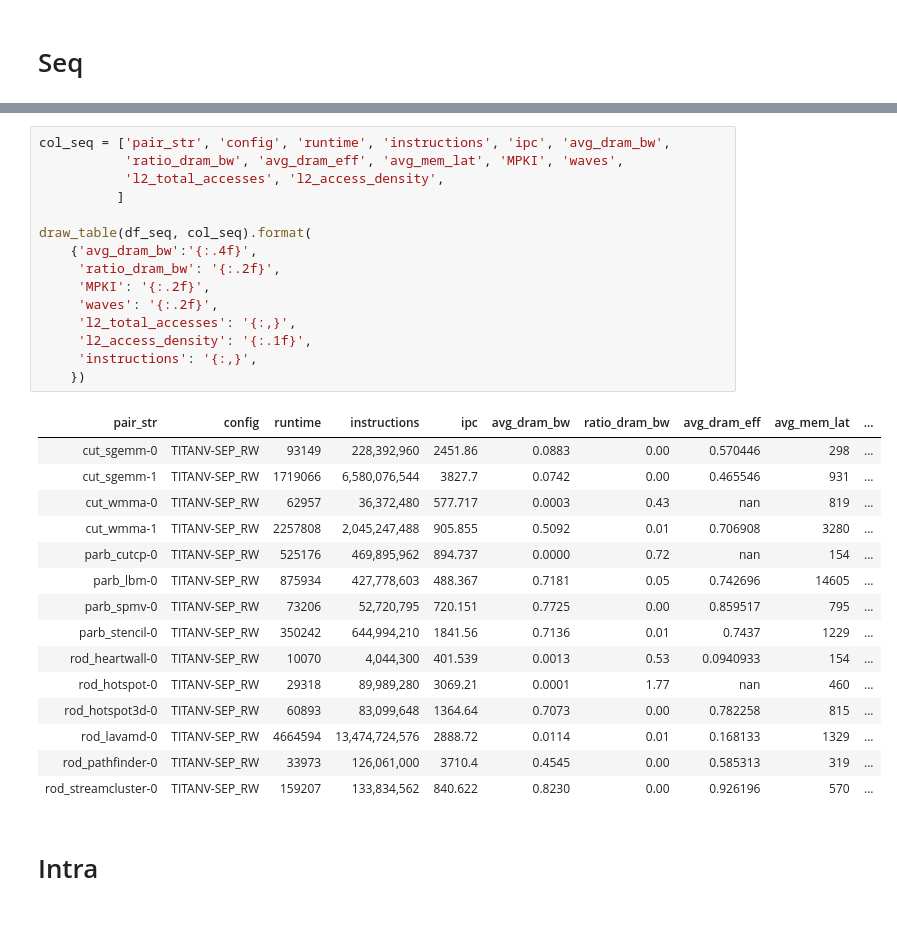
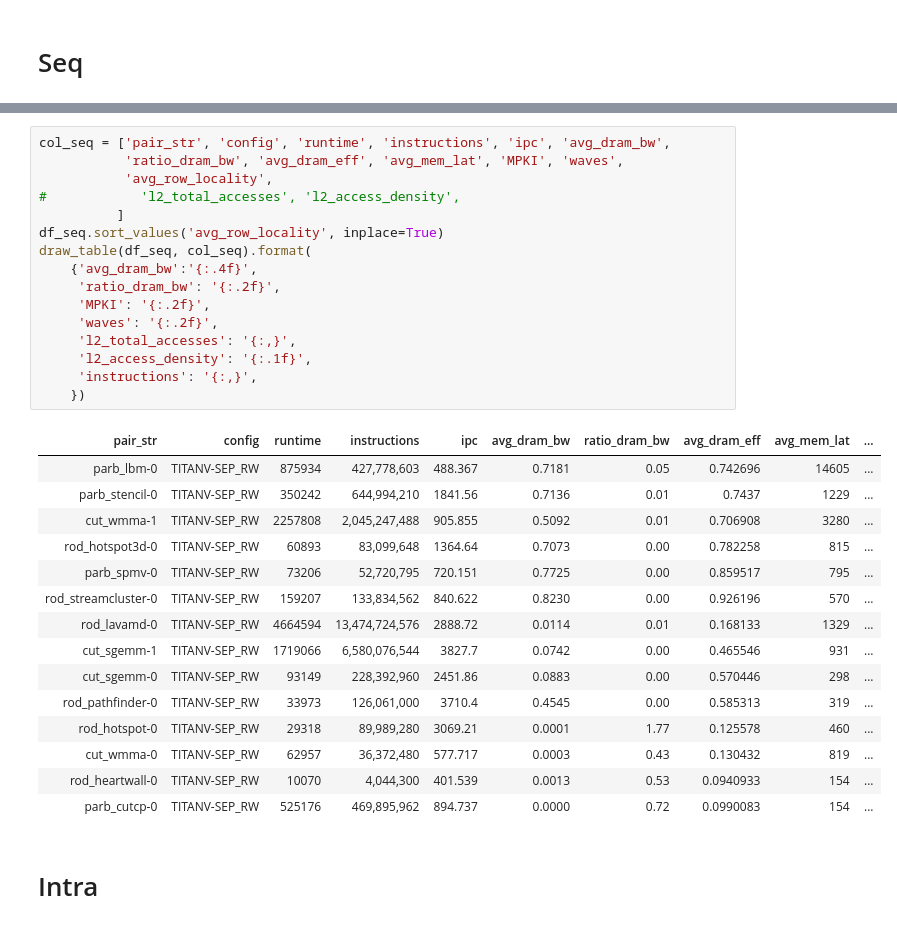
Before and after one commit to UofT-EcoSystem/GPU-Virtualization-Benchmarks, a Jupyter notebook: util/data/notebooks/View_Isolation.ipynb, the cells around one changed output, grey strips where cells are left out. Saved outputs shown, nothing was run; the diff lists cells and outputs as text.

```diff
--- a/util/data/notebooks/View_Isolation.ipynb
+++ b/util/data/notebooks/View_Isolation.ipynb
@@ -60,34 +57,35 @@ Index(['pair_str', 'config', 'gpusim_version', 'jobId', 'grid_x', 'grid_y',
 # %%
 col_seq = ['pair_str', 'config', 'runtime', 'instructions', 'ipc', 'avg_dram_bw',
            'ratio_dram_bw', 'avg_dram_eff', 'avg_mem_lat', 'MPKI', 'waves',
-           'l2_total_accesses', 'l2_access_density',
+           'avg_row_locality',
+#            'l2_total_accesses', 'l2_access_density',
           ]
-
+df_seq.sort_values('avg_row_locality', inplace=True)
 draw_table(df_seq, col_seq).format(
     {'avg_dram_bw':'{:.4f}',
      'ratio_dram_bw': '{:.2f}',
      'MPKI': '{:.2f}',
      'waves': '{:.2f}',
      'l2_total_accesses': '{:,}',
      'l2_access_density': '{:.1f}',
      'instructions': '{:,}',
     })
 # %% [output]
 | pair_str | config | runtime | instructions | ipc | avg_dram_bw | ratio_dram_bw | avg_dram_eff | avg_mem_lat | ... |
+| parb_lbm-0 | TITANV-SEP_RW | 875934 | 427,778,603 | 488.367 | 0.7181 | 0.05 | 0.742696 | 14605 | ... |
+| parb_stencil-0 | TITANV-SEP_RW | 350242 | 644,994,210 | 1841.56 | 0.7136 | 0.01 | 0.7437 | 1229 | ... |
+| cut_wmma-1 | TITANV-SEP_RW | 2257808 | 2,045,247,488 | 905.855 | 0.5092 | 0.01 | 0.706908 | 3280 | ... |
+| rod_hotspot3d-0 | TITANV-SEP_RW | 60893 | 83,099,648 | 1364.64 | 0.7073 | 0.00 | 0.782258 | 815 | ... |
+| parb_spmv-0 | TITANV-SEP_RW | 73206 | 52,720,795 | 720.151 | 0.7725 | 0.00 | 0.859517 | 795 | ... |
+| rod_streamcluster-0 | TITANV-SEP_RW | 159207 | 133,834,562 | 840.622 | 0.8230 | 0.00 | 0.926196 | 570 | ... |
+| rod_lavamd-0 | TITANV-SEP_RW | 4664594 | 13,474,724,576 | 2888.72 | 0.0114 | 0.01 | 0.168133 | 1329 | ... |
+| cut_sgemm-1 | TITANV-SEP_RW | 1719066 | 6,580,076,544 | 3827.7 | 0.0742 | 0.00 | 0.465546 | 931 | ... |
 | cut_sgemm-0 | TITANV-SEP_RW | 93149 | 228,392,960 | 2451.86 | 0.0883 | 0.00 | 0.570446 | 298 | ... |
-| cut_sgemm-1 | TITANV-SEP_RW | 1719066 | 6,580,076,544 | 3827.7 | 0.0742 | 0.00 | 0.465546 | 931 | ... |
-| cut_wmma-0 | TITANV-SEP_RW | 62957 | 36,372,480 | 577.717 | 0.0003 | 0.43 | nan | 819 | ... |
-| cut_wmma-1 | TITANV-SEP_RW | 2257808 | 2,045,247,488 | 905.855 | 0.5092 | 0.01 | 0.706908 | 3280 | ... |
-| parb_cutcp-0 | TITANV-SEP_RW | 525176 | 469,895,962 | 894.737 | 0.0000 | 0.72 | nan | 154 | ... |
-| parb_lbm-0 | TITANV-SEP_RW | 875934 | 427,778,603 | 488.367 | 0.7181 | 0.05 | 0.742696 | 14605 | ... |
-| parb_spmv-0 | TITANV-SEP_RW | 73206 | 52,720,795 | 720.151 | 0.7725 | 0.00 | 0.859517 | 795 | ... |
-| parb_stencil-0 | TITANV-SEP_RW | 350242 | 644,994,210 | 1841.56 | 0.7136 | 0.01 | 0.7437 | 1229 | ... |
+| rod_pathfinder-0 | TITANV-SEP_RW | 33973 | 126,061,000 | 3710.4 | 0.4545 | 0.00 | 0.585313 | 319 | ... |
+| rod_hotspot-0 | TITANV-SEP_RW | 29318 | 89,989,280 | 3069.21 | 0.0001 | 1.77 | 0.125578 | 460 | ... |
+| cut_wmma-0 | TITANV-SEP_RW | 62957 | 36,372,480 | 577.717 | 0.0003 | 0.43 | 0.130432 | 819 | ... |
 | rod_heartwall-0 | TITANV-SEP_RW | 10070 | 4,044,300 | 401.539 | 0.0013 | 0.53 | 0.0940933 | 154 | ... |
-| rod_hotspot-0 | TITANV-SEP_RW | 29318 | 89,989,280 | 3069.21 | 0.0001 | 1.77 | nan | 460 | ... |
-| rod_hotspot3d-0 | TITANV-SEP_RW | 60893 | 83,099,648 | 1364.64 | 0.7073 | 0.00 | 0.782258 | 815 | ... |
-| rod_lavamd-0 | TITANV-SEP_RW | 4664594 | 13,474,724,576 | 2888.72 | 0.0114 | 0.01 | 0.168133 | 1329 | ... |
-| rod_pathfinder-0 | TITANV-SEP_RW | 33973 | 126,061,000 | 3710.4 | 0.4545 | 0.00 | 0.585313 | 319 | ... |
-| rod_streamcluster-0 | TITANV-SEP_RW | 159207 | 133,834,562 | 840.622 | 0.8230 | 0.00 | 0.926196 | 570 | ... |
+| parb_cutcp-0 | TITANV-SEP_RW | 525176 | 469,895,962 | 894.737 | 0.0000 | 0.72 | 0.0990083 | 154 | ... |
 # %% [markdown]
 # Intra
 # %%
```
Also changed, not shown: parts of 4 cells of this notebook, 3 other files.
